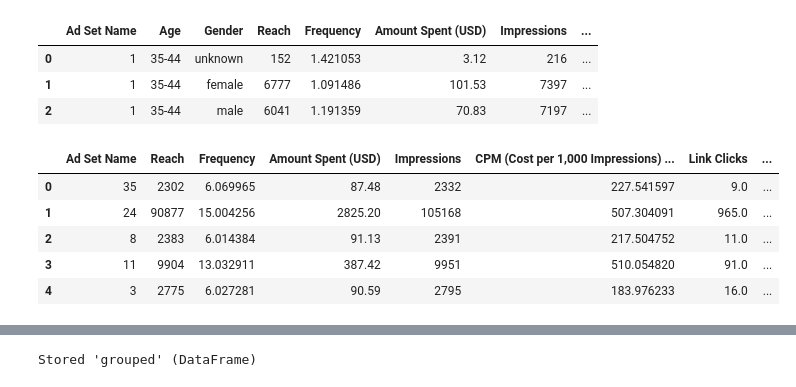
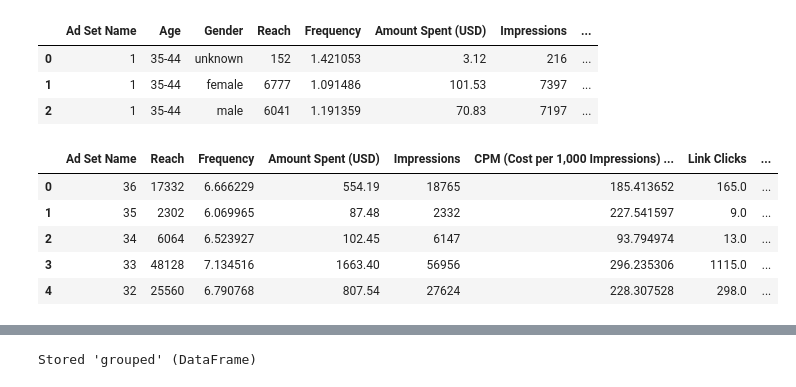
Before and after one commit to Lidetsal/Facebook-Ad-Project, a Jupyter notebook: Untitled.ipynb, the cells around one changed output, grey strips where cells are left out. Drawn from its saved outputs; the diff is of its cells as text; code cells hidden in the pictures.

```diff
--- a/Untitled.ipynb
+++ b/Untitled.ipynb
@@ -65,22 +65,22 @@ fb_df.head(3)
 # %%
 grouped = fb_df.groupby('Ad Set Name')
 
 grouped = pd.DataFrame(grouped.sum())
 
 
-grouped = grouped.sort_values('CPC (Cost per Link Click) (USD)', ascending=False)
+grouped = grouped.sort_values('Ad Set Name', ascending=False)
 # grouped['Cost per Registration'] = grouped['Amount Spent (USD)']/grouped['Website Registrations Completed']
 
 grouped = grouped.reset_index()
 
 grouped.head()
 # %% [output]
 |  | Ad Set Name | Reach | Frequency | Amount Spent (USD) | Impressions | CPM (Cost per 1,000 Impressions) ... | Link Clicks | ... |
-| 0 | 35 | 2302 | 6.069965 | 87.48 | 2332 | 227.541597 | 9.0 | ... |
-| 1 | 24 | 90877 | 15.004256 | 2825.20 | 105168 | 507.304091 | 965.0 | ... |
-| 2 | 8 | 2383 | 6.014384 | 91.13 | 2391 | 217.504752 | 11.0 | ... |
-| 3 | 11 | 9904 | 13.032911 | 387.42 | 9951 | 510.054820 | 91.0 | ... |
-| 4 | 3 | 2775 | 6.027281 | 90.59 | 2795 | 183.976233 | 16.0 | ... |
+| 0 | 36 | 17332 | 6.666229 | 554.19 | 18765 | 185.413652 | 165.0 | ... |
+| 1 | 35 | 2302 | 6.069965 | 87.48 | 2332 | 227.541597 | 9.0 | ... |
+| 2 | 34 | 6064 | 6.523927 | 102.45 | 6147 | 93.794974 | 13.0 | ... |
+| 3 | 33 | 48128 | 7.134516 | 1663.40 | 56956 | 296.235306 | 1115.0 | ... |
+| 4 | 32 | 25560 | 6.790768 | 807.54 | 27624 | 228.307528 | 298.0 | ... |
 # %%
 plt.figure(figsize=(12,6))
 sns.barplot(grouped['Ad Set Name'], grouped['Amount Spent (USD)'].sort_values(ascending=False), color='lightcoral')
```
Also changed, not shown: parts of 15 cells of this notebook.
